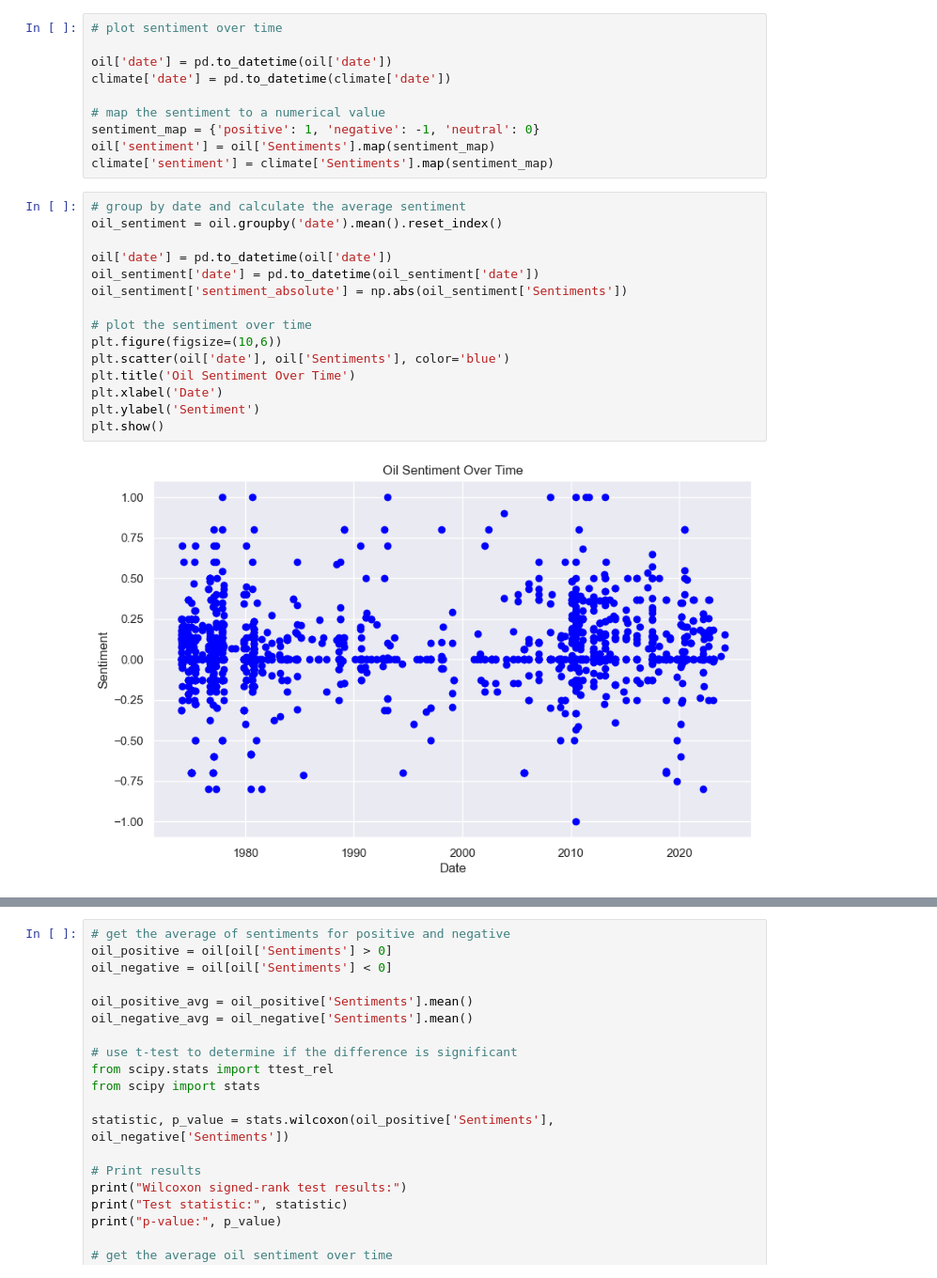
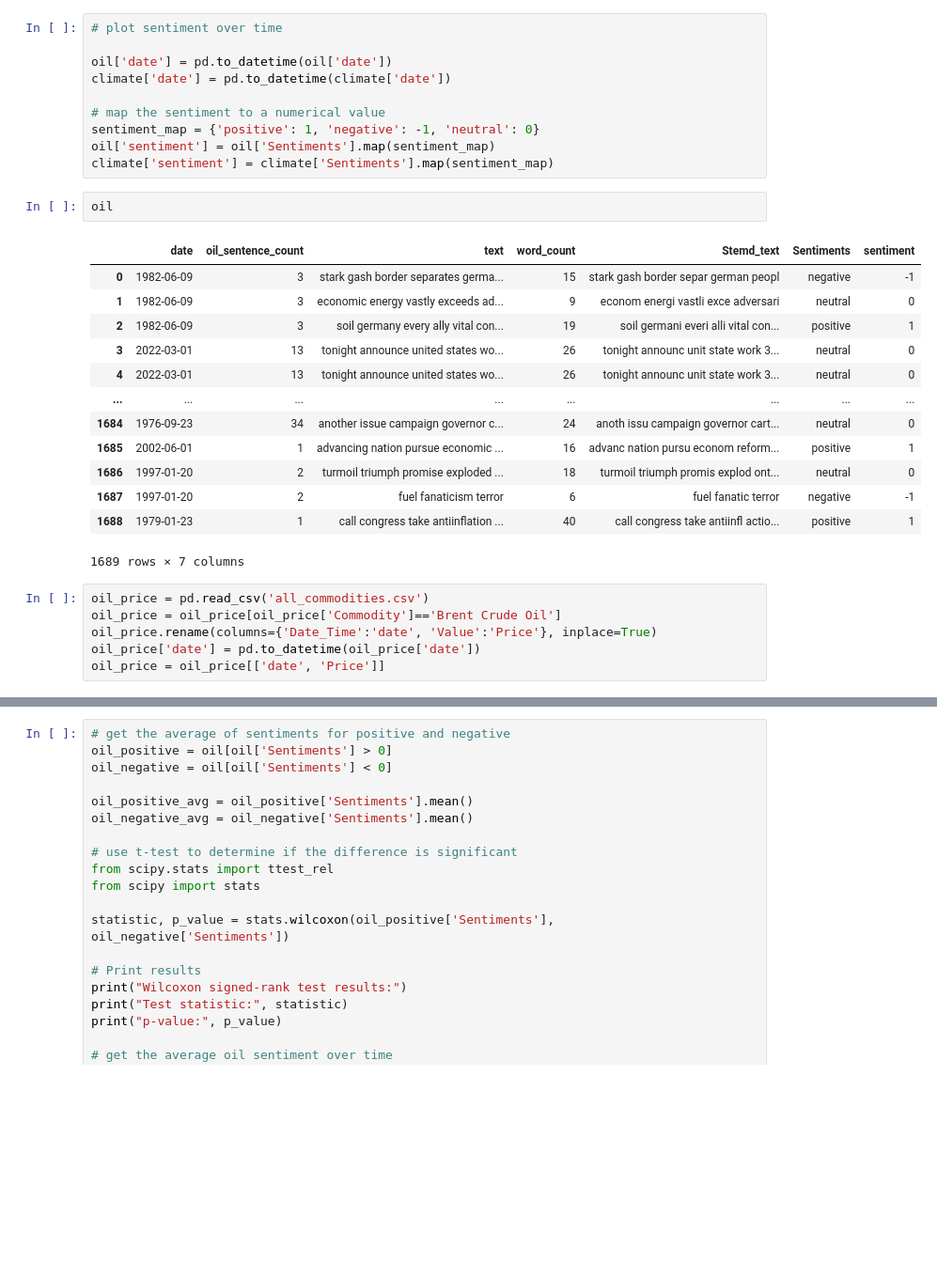
Before and after one commit to chtang-hmc/Spring-Invitation-Datathon-2024, a Jupyter notebook: Analysis/Sentiment Analysis/presidential_speech_analysis.ipynb, the cells around one changed output, grey strips where cells are left out. Shown at 94% size. Cells and saved outputs as stored; diff of their text form; blank space fills up the shorter version.

```diff
--- a/Analysis/Sentiment Analysis/presidential_speech_analysis.ipynb
+++ b/Analysis/Sentiment Analysis/presidential_speech_analysis.ipynb
@@ -325,20 +322,25 @@ climate['date'] = pd.to_datetime(climate['date'])
 sentiment_map = {'positive': 1, 'negative': -1, 'neutral': 0}
 oil['sentiment'] = oil['Sentiments'].map(sentiment_map)
 climate['sentiment'] = climate['Sentiments'].map(sentiment_map)
-# %%
-# group by date and calculate the average sentiment
-oil_sentiment = oil.groupby('date').mean().reset_index()
-
-oil['date'] = pd.to_datetime(oil['date'])
-oil_sentiment['date'] = pd.to_datetime(oil_sentiment['date'])
-oil_sentiment['sentiment_absolute'] = np.abs(oil_sentiment['Sentiments'])
-
-# plot the sentiment over time
-plt.figure(figsize=(10,6))
-plt.scatter(oil['date'], oil['Sentiments'], color='blue')
-plt.title('Oil Sentiment Over Time')
-plt.xlabel('Date')
-plt.ylabel('Sentiment')
-plt.show()
-# %% [output]
-[figure, removed]
+# %%
+oil
+# %% [output]
+|  | date | oil_sentence_count | text | word_count | Stemd_text | Sentiments | sentiment |
+| 0 | 1982-06-09 | 3 | stark gash border separates germa... | 15 | stark gash border separ german peopl | negative | -1 |
+| 1 | 1982-06-09 | 3 | economic energy vastly exceeds ad... | 9 | econom energi vastli exce adversari | neutral | 0 |
+| 2 | 1982-06-09 | 3 | soil germany every ally vital con... | 19 | soil germani everi alli vital con... | positive | 1 |
+| 3 | 2022-03-01 | 13 | tonight announce united states wo... | 26 | tonight announc unit state work 3... | neutral | 0 |
+| 4 | 2022-03-01 | 13 | tonight announce united states wo... | 26 | tonight announc unit state work 3... | neutral | 0 |
+| ... | ... | ... | ... | ... | ... | ... | ... |
+| 1684 | 1976-09-23 | 34 | another issue campaign governor c... | 24 | anoth issu campaign governor cart... | neutral | 0 |
+| 1685 | 2002-06-01 | 1 | advancing nation pursue economic ... | 16 | advanc nation pursu econom reform... | positive | 1 |
+| 1686 | 1997-01-20 | 2 | turmoil triumph promise exploded ... | 18 | turmoil triumph promis explod ont... | neutral | 0 |
+| 1687 | 1997-01-20 | 2 | fuel fanaticism terror | 6 | fuel fanatic terror | negative | -1 |
+| 1688 | 1979-01-23 | 1 | call congress take antiinflation ... | 40 | call congress take antiinfl actio... | positive | 1 |
+1689 rows × 7 columns
+# %%
+oil_price = pd.read_csv('all_commodities.csv')
+oil_price = oil_price[oil_price['Commodity']=='Brent Crude Oil']
+oil_price.rename(columns={'Date_Time':'date', 'Value':'Price'}, inplace=True)
+oil_price['date'] = pd.to_datetime(oil_price['date'])
+oil_price = oil_price[['date', 'Price']]
```
Also changed, not shown: parts of 6 cells of this notebook, 1 other file.
